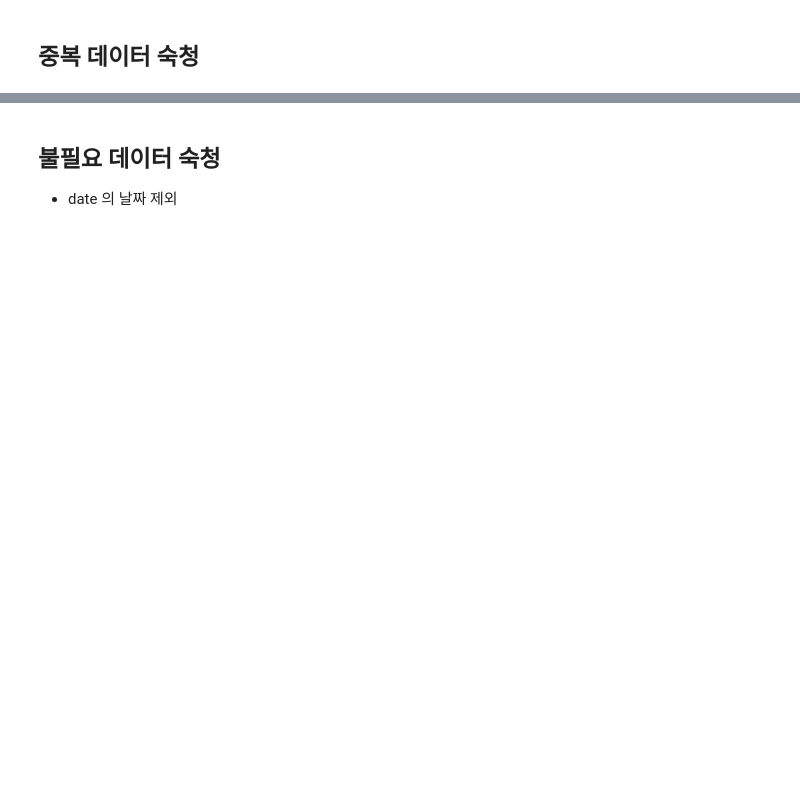
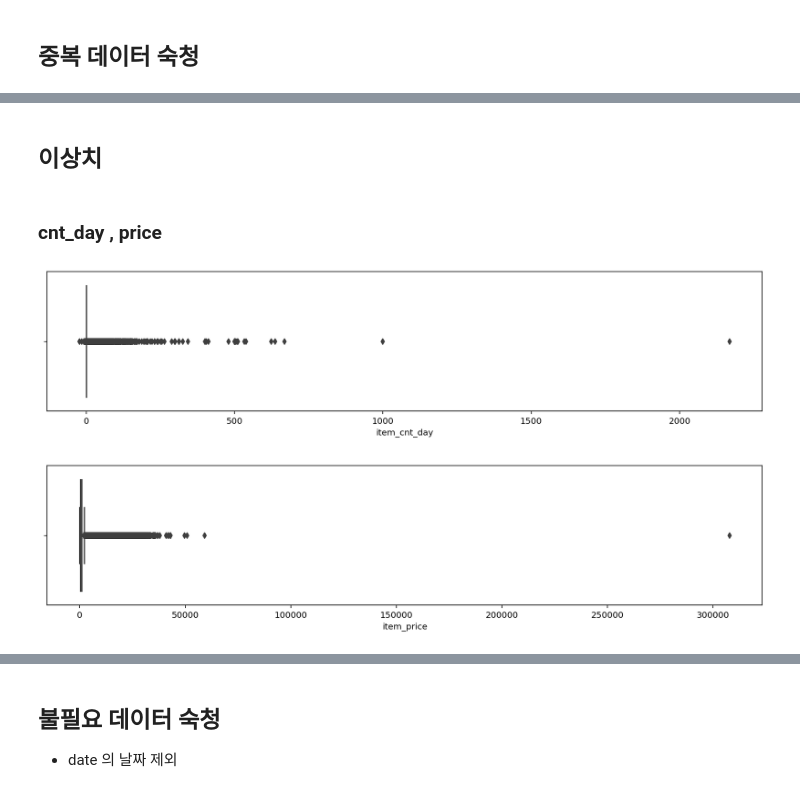
Before and after one commit to ittapa/AIFFEL-FILP-CODING, a Jupyter notebook: hackathon/01-kaggel-Future_Sales/01-project_vol1.ipynb, the cells around one changed output, grey strips where cells are left out. Cells and saved outputs as stored; diff of their text form; code cells hidden in the pictures; blank space fills up the shorter version.

```diff
--- a/hackathon/01-kaggel-Future_Sales/01-project_vol1.ipynb
+++ b/hackathon/01-kaggel-Future_Sales/01-project_vol1.ipynb
@@ -180,0 +211,3 @@ items.head() # 아이템 제품 파일
+# %%
+train = origin_train.copy()
+train
@@ -229,0 +308,4 @@ origin_train[(origin_train['date'] == '05.01.2013')&(origin_train['shop_id']==54
+# %%
+#중복 데이터 숙청.
+train.drop_duplicates(inplace=True)
+train
@@ -229,0 +326,15 @@ origin_train[(origin_train['date'] == '05.01.2013')&(origin_train['shop_id']==54
+# %% [markdown]
+## 이상치
+# %% [markdown]
+### cnt_day , price
+# %%
+# 개수와 가격
+
+plt.figure(figsize=(15,3))
+sns.boxplot(x='item_cnt_day', data=train)
+
+plt.figure(figsize=(15,3))
+sns.boxplot(x='item_price', data=train);
+# %% [output]
+[figure, added]
+[figure, added]
```
Also changed, not shown: parts of 35 cells of this notebook, 1 other file.
